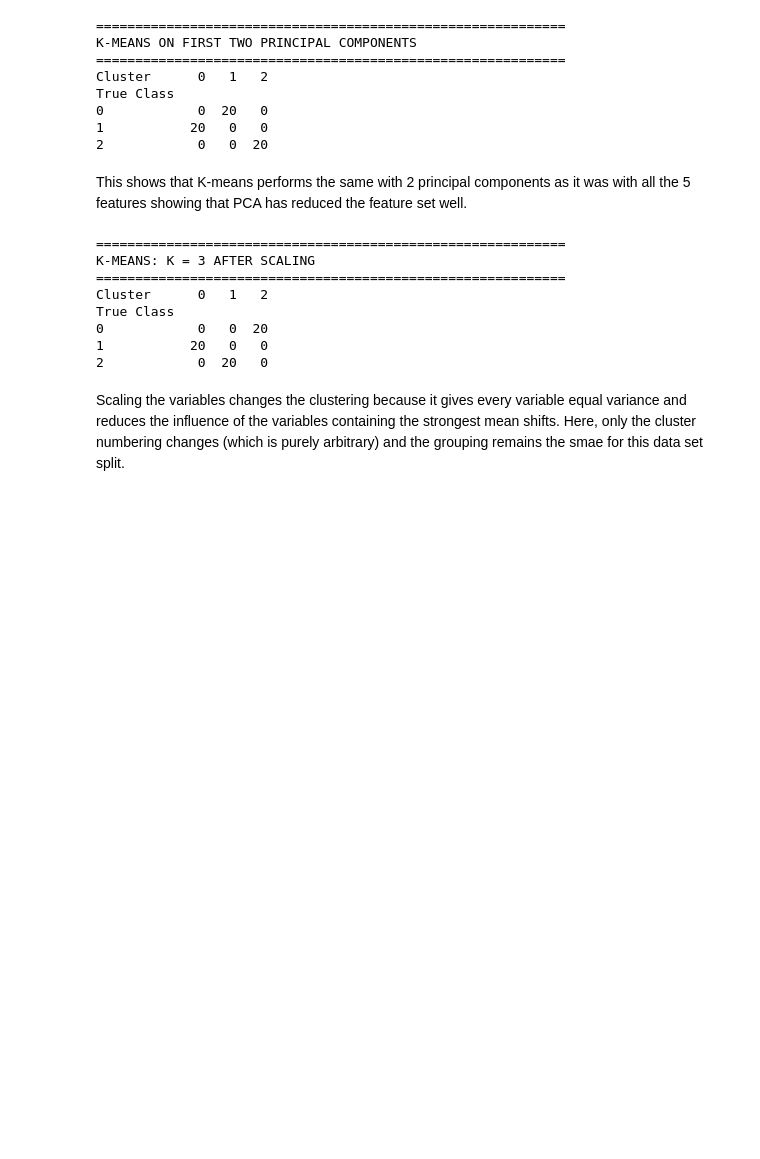
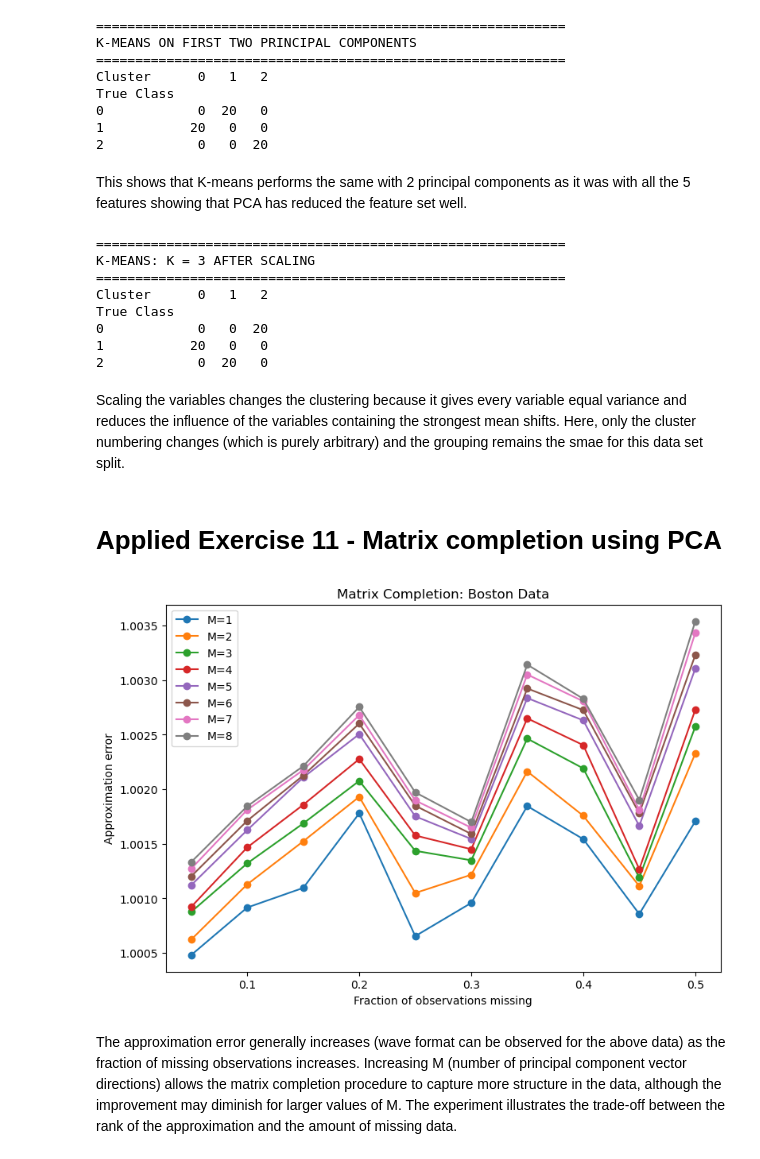
Before and after one commit to sumukha-r/isl-python-solutions, a Jupyter notebook: Chapter12-Unsupervised-Learning/Chapter12-Unsupervised-Learning.ipynb, the cells around one changed output. Saved outputs shown, nothing was run; the diff lists cells and outputs as text; code cells hidden in the pictures; blank space fills up the shorter version.

Commit message:
Applied Exercise 11 Chapter 12

```diff
--- a/Chapter12-Unsupervised-Learning/Chapter12-Unsupervised-Learning.ipynb
+++ b/Chapter12-Unsupervised-Learning/Chapter12-Unsupervised-Learning.ipynb
@@ -287,3 +287,78 @@ True Class
 2            0  20   0
 # %% [markdown]
 Scaling the variables changes the clustering because it gives every variable equal variance and reduces the influence of the variables containing the strongest mean shifts. Here, only the cluster numbering changes (which is purely arbitrary) and the grouping remains the smae for this data set split.
+# %% [markdown]
+# Applied Exercise 11 - Matrix completion using PCA
+# %%
+# Algorithm as given in the textbook ISL
+def matrix_completion(X, M, max_iter=100, tol=1e-5, verbose=False):
+    X = np.asarray(X, dtype=float)
+    missing = np.isnan(X)
+    X_hat = X.copy()
+
+    # Initialize missing values with column means
+    col_means = np.nanmean(X_hat, axis=0)
+    X_hat[missing] = np.take(col_means, np.where(missing)[1])
+
+    errors = []
+    for iteration in range(1, max_iter + 1):
+        # Rank-M SVD approximation
+        U, s, Vt = np.linalg.svd(X_hat, full_matrices=False)
+        X_lowrank = (U[:, :M] * s[:M]) @ Vt[:M, :]
+
+        # Relative change on observed entries
+        error = np.linalg.norm((X_lowrank - X_hat)[~missing]) / np.linalg.norm(X_hat[~missing])
+        errors.append(error)
+
+        # Keep observed values fixed and update only missing values
+        X_hat[missing] = X_lowrank[missing]
+
+        if verbose:
+            print(f"Iteration {iteration}: relative error = {error:.6f}")
+        if error < tol:
+            break
+
+    return X_hat, errors
+
+Boston = load_data("Boston")
+X = StandardScaler().fit_transform(Boston)
+
+fractions = np.arange(0.05, 0.51, 0.05)
+M_values = range(1, 9)
+n_reps = 10
+results = np.zeros((len(fractions), len(M_values)))
+np.random.seed(1)
+
+for f_idx, frac in enumerate(fractions):
+    n_missing = int(frac * X.shape[0])
+
+    for rep in range(n_reps):
+        # Nested missing observations
+        missing_rows = np.random.choice(X.shape[0], n_missing, replace=False)
+
+        X_missing = X.copy()
+        X_missing[missing_rows, :] = np.nan
+
+        for m_idx, M in enumerate(M_values):
+            X_completed, _ = matrix_completion(X_missing, M)
+
+            # Approximation error on the missing observations
+            error = np.linalg.norm(X_completed[missing_rows] - X[missing_rows]) / np.linalg.norm(X[missing_rows])
+            results[f_idx, m_idx] += error
+
+results /= n_reps
+
+# Approximation error
+plt.figure(figsize=(9, 6))
+for m_idx, M in enumerate(M_values):
+    plt.plot(fractions, results[:, m_idx], marker="o", label=f"M={M}")
+
+plt.xlabel("Fraction of observations missing")
+plt.ylabel("Approximation error")
+plt.title("Matrix Completion: Boston Data")
+plt.legend()
+plt.show()
+# %% [output]
+[figure, added]
+# %% [markdown]
+The approximation error generally increases (wave format can be observed for the above data) as the fraction of missing observations increases. Increasing M (number of principal component vector directions) allows the matrix completion procedure to capture more structure in the data, although the improvement may diminish for larger values of M. The experiment illustrates the trade-off between the rank of the approximation and the amount of missing data.
```
Also changed, not shown: 1 other file.
